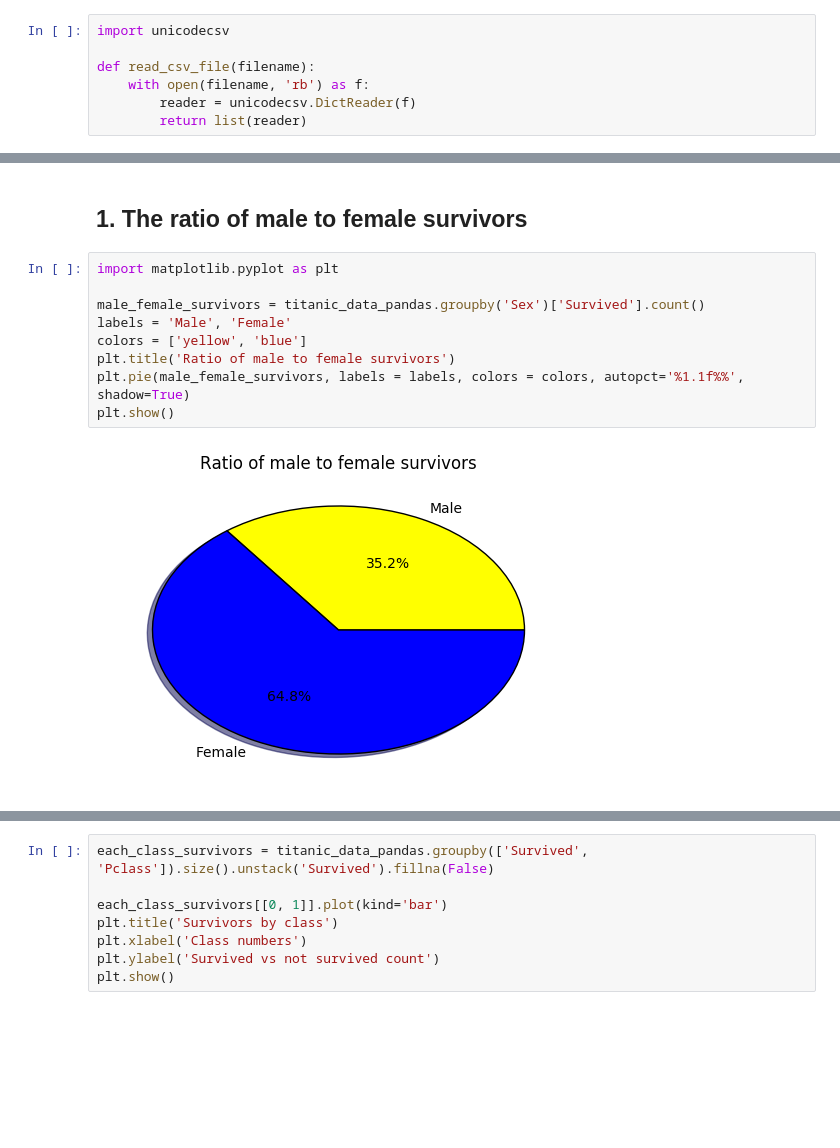
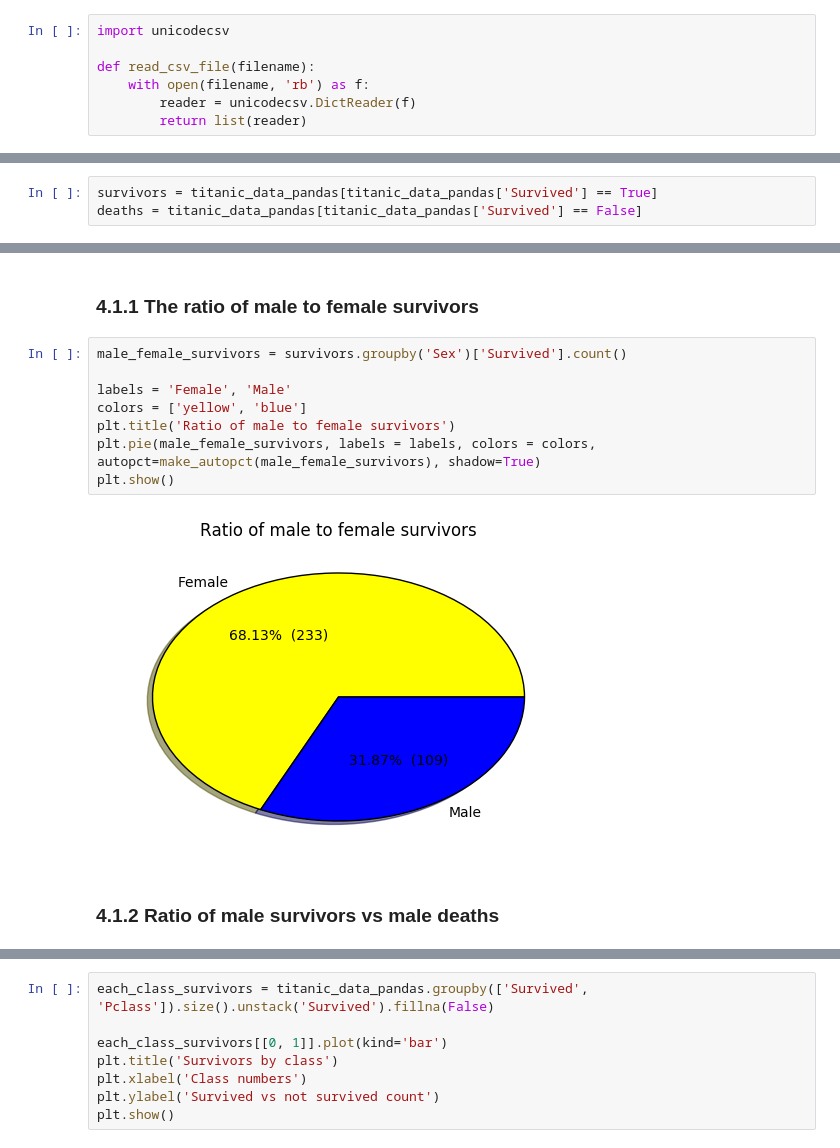
Before and after one commit to ravi501/dataanalyst-udacity, a Jupyter notebook: p2-investigatingadataset/final-project/final_project_code.ipynb, the cells around one changed output, grey strips where cells are left out. Saved outputs shown, nothing was run; the diff lists cells and outputs as text; blank space fills up the shorter version.

```diff
--- a/p2-investigatingadataset/final-project/final_project_code.ipynb
+++ b/p2-investigatingadataset/final-project/final_project_code.ipynb
@@ -145,0 +133,3 @@ I am now going to analyze the titanic data by asking questions from the data, an
+# %%
+survivors = titanic_data_pandas[titanic_data_pandas['Survived'] == True]
+deaths = titanic_data_pandas[titanic_data_pandas['Survived'] == False]
@@ -146,13 +178,14 @@ I am now going to analyze the titanic data by asking questions from the data, an
 # %% [markdown]
-## 1. The ratio of male to female survivors
+### 4.1.1 The ratio of male to female survivors
 # %%
-import matplotlib.pyplot as plt
+male_female_survivors = survivors.groupby('Sex')['Survived'].count()
 
-male_female_survivors = titanic_data_pandas.groupby('Sex')['Survived'].count()
-labels = 'Male', 'Female'
+labels = 'Female', 'Male'
 colors = ['yellow', 'blue']
 plt.title('Ratio of male to female survivors')
-plt.pie(male_female_survivors, labels = labels, colors = colors, autopct='%1.1f%%', shadow=True)
+plt.pie(male_female_survivors, labels = labels, colors = colors, autopct=make_autopct(male_female_survivors), shadow=True)
 plt.show()
 # %% [output]
-[figure, old version]
+[figure, new version]
+# %% [markdown]
+### 4.1.2 Ratio of male survivors vs male deaths
```
Also changed, not shown: parts of 42 cells of this notebook.
